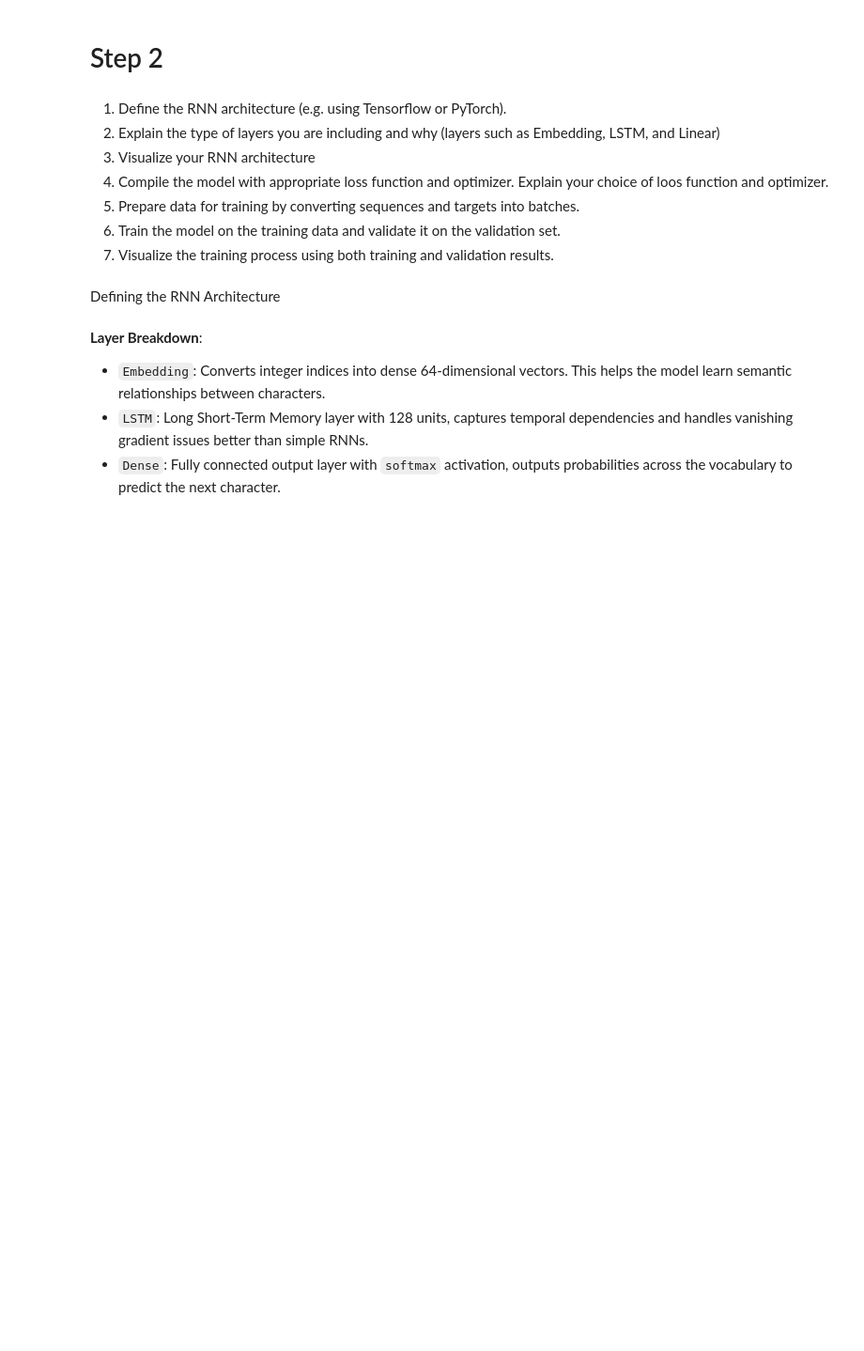
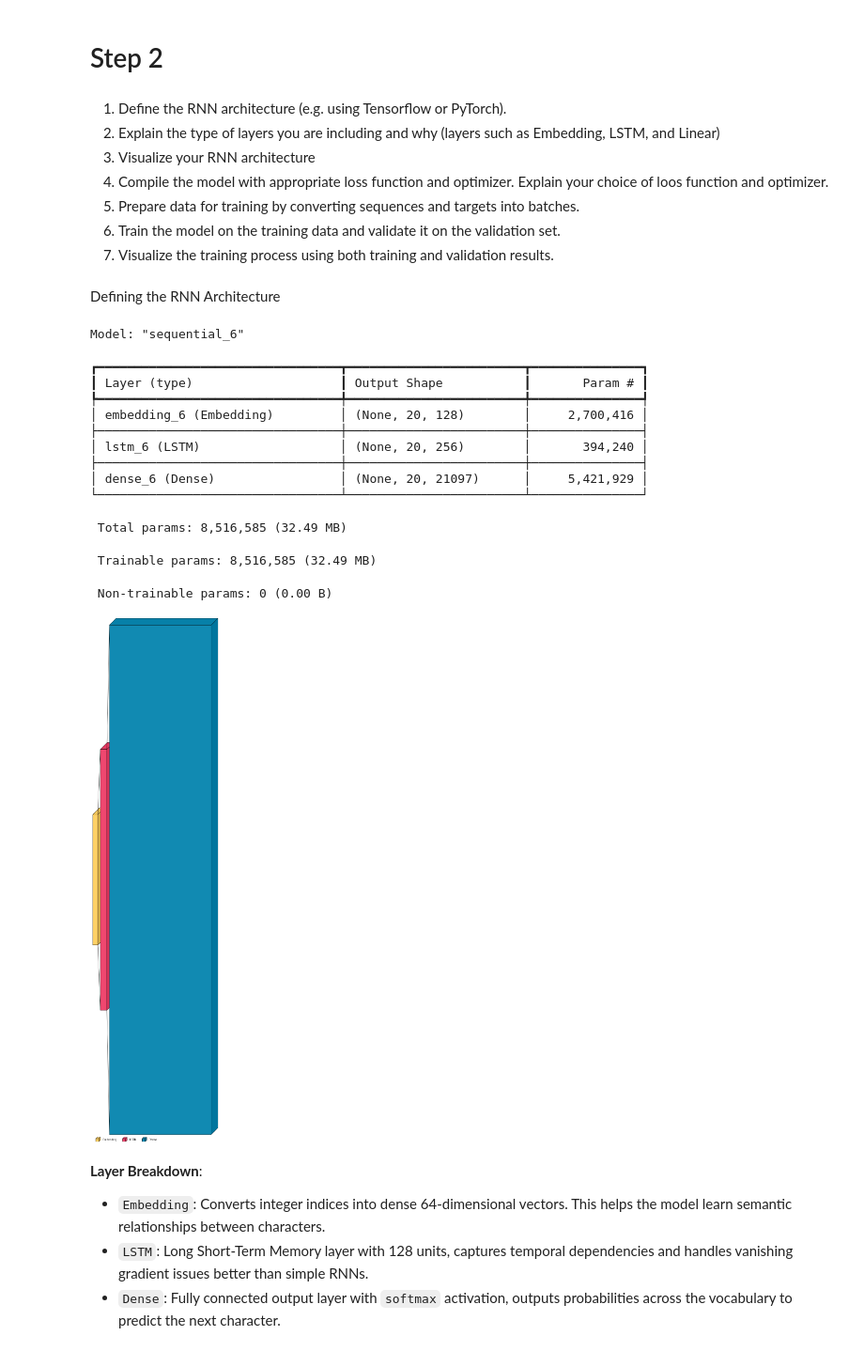
Before and after one commit to itoshiyanazawa/rnn_project, a Jupyter notebook: test_Itoshi.ipynb, the cells around one changed output. Shown: that part at 94% size. Cells and saved outputs as stored; diff of their text form; code cells hidden in the pictures; blank space fills up the shorter version.

```diff
--- a/test_Itoshi.ipynb
+++ b/test_Itoshi.ipynb
@@ -131,0 +82,17 @@ print("Sample target:", targets[0])
+# %%
+# --- Tokenization (Word Level) ---
+# Split into words
+words = full_text.split()
+
+# Build word vocabulary
+vocab = sorted(set(words))
+word2idx = {w: idx for idx, w in enumerate(vocab)}
+idx2word = {idx: w for w, idx in word2idx.items()}
+
+# Convert full text into integer IDs
+text_as_int = np.array([word2idx[w] for w in words])
+
+vocab_size = len(vocab)
+print(f"Vocabulary size (words): {vocab_size}")
+
+# Show example sentence and its token
@@ -173,15 +149,37 @@ print(dataset)
 # %% [markdown]
 Defining the RNN Architecture
 # %%
-vocab_size = len(char2idx)
-sequence_length = 100
-
+# --- Step 2: Build Basic RNN (Word Level Model) ---
 model = Sequential([
-    Embedding(input_dim=vocab_size, output_dim=64, input_length=sequence_length),
-    LSTM(128, return_sequences=False),
+    Embedding(input_dim=vocab_size, output_dim=128, input_length=seq_length),
+    LSTM(256, return_sequences=True),
     Dense(vocab_size, activation='softmax')
 ])
-model.build(input_shape=(None, sequence_length))
+
+model.compile(
+    loss='sparse_categorical_crossentropy',
+    optimizer='adam',
+    metrics=['accuracy']
+)
+
+model.build(input_shape=(None, seq_length))
+model.summary()
+visualkeras.layered_view(model, legend=True)
+# %% [output]
+Model: "sequential_6"
+┏━━━━━━━━━━━━━━━━━━━━━━━━━━━━━━━━━┳━━━━━━━━━━━━━━━━━━━━━━━━┳━━━━━━━━━━━━━━━┓
+┃ Layer (type)                    ┃ Output Shape           ┃       Param # ┃
+┡━━━━━━━━━━━━━━━━━━━━━━━━━━━━━━━━━╇━━━━━━━━━━━━━━━━━━━━━━━━╇━━━━━━━━━━━━━━━┩
+│ embedding_6 (Embedding)         │ (None, 20, 128)        │     2,700,416 │
+├─────────────────────────────────┼────────────────────────┼───────────────┤
+│ lstm_6 (LSTM)                   │ (None, 20, 256)        │       394,240 │
+├─────────────────────────────────┼────────────────────────┼───────────────┤
+│ dense_6 (Dense)                 │ (None, 20, 21097)      │     5,421,929 │
+└─────────────────────────────────┴────────────────────────┴───────────────┘
+ Total params: 8,516,585 (32.49 MB)
+ Trainable params: 8,516,585 (32.49 MB)
+ Non-trainable params: 0 (0.00 B)
+[figure, added]
 # %% [markdown]
 **Layer Breakdown**:
 - `Embedding`: Converts integer indices into dense 64-dimensional vectors. This helps the model learn semantic relationships between characters.
```
Also changed, not shown: parts of 23 cells of this notebook.
